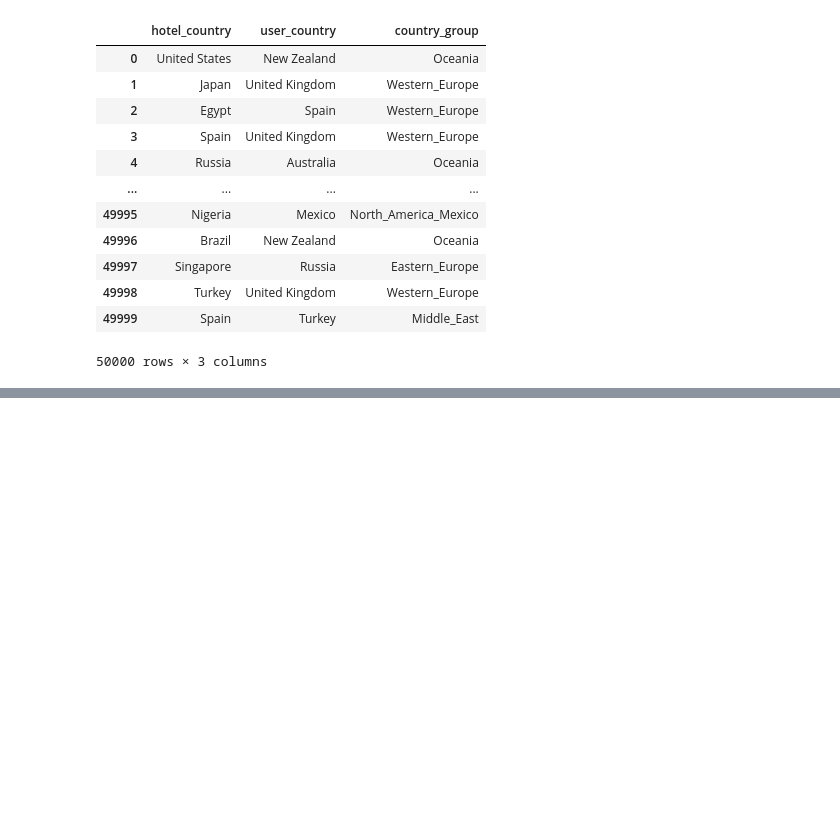
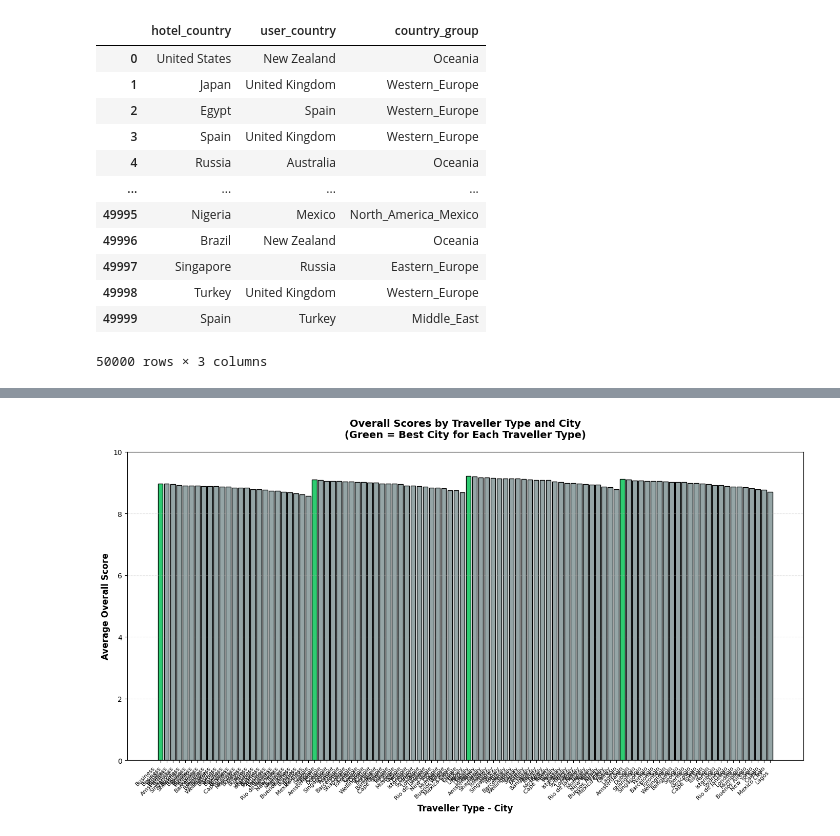
Before and after one commit to quadrefolio/ACL, a Jupyter notebook: main.ipynb, the cells around one changed output, grey strips where cells are left out. Drawn from its saved outputs; the diff is of its cells as text; code cells hidden in the pictures; blank space fills up the shorter version.

```diff
--- a/main.ipynb
+++ b/main.ipynb
@@ -141,0 +151,35 @@ array(['New York', 'London', 'Paris', 'Tokyo', 'Dubai', 'Singapore',
+# %%
+plt.figure(figsize=(14, 8))
+
+# Create position for bars
+traveller_list = []
+city_list = []
+score_list = []
+color_list = []
+
+for traveller in traveller_types:
+    data = city_scores[city_scores['traveller_type'] == traveller]
+    best_city = best_cities[best_cities['traveller_type'] == traveller]['city'].values[0]
+
+    for _, row in data.iterrows():
+        traveller_list.append(traveller)
+        city_list.append(row['city'])
+        score_list.append(row['score_overall'])
+        color_list.append('#2ECC71' if row['city'] == best_city else '#95A5A6')
+
+# Create grouped bar chart
+x_labels = [f"{t}\n{c}" for t, c in zip(traveller_list, city_list)]
+x_pos = range(len(x_labels))
+
+plt.bar(x_pos, score_list, color=color_list, edgecolor='black', linewidth=1)
+plt.xlabel('Traveller Type - City', fontsize=12, fontweight='bold')
+plt.ylabel('Average Overall Score', fontsize=12, fontweight='bold')
+plt.title('Overall Scores by Traveller Type and City\n(Green = Best City for Each Traveller Type)',
+          fontsize=14, fontweight='bold', pad=20)
+plt.xticks(x_pos, x_labels, rotation=45, ha='right', fontsize=8)
+plt.ylim(0, 10)
+plt.grid(axis='y', alpha=0.3, linestyle='--')
+plt.tight_layout()
+plt.show()
+# %% [output]
+[figure, added]
```
Also changed, not shown: parts of 12 cells of this notebook, 3 other files.
